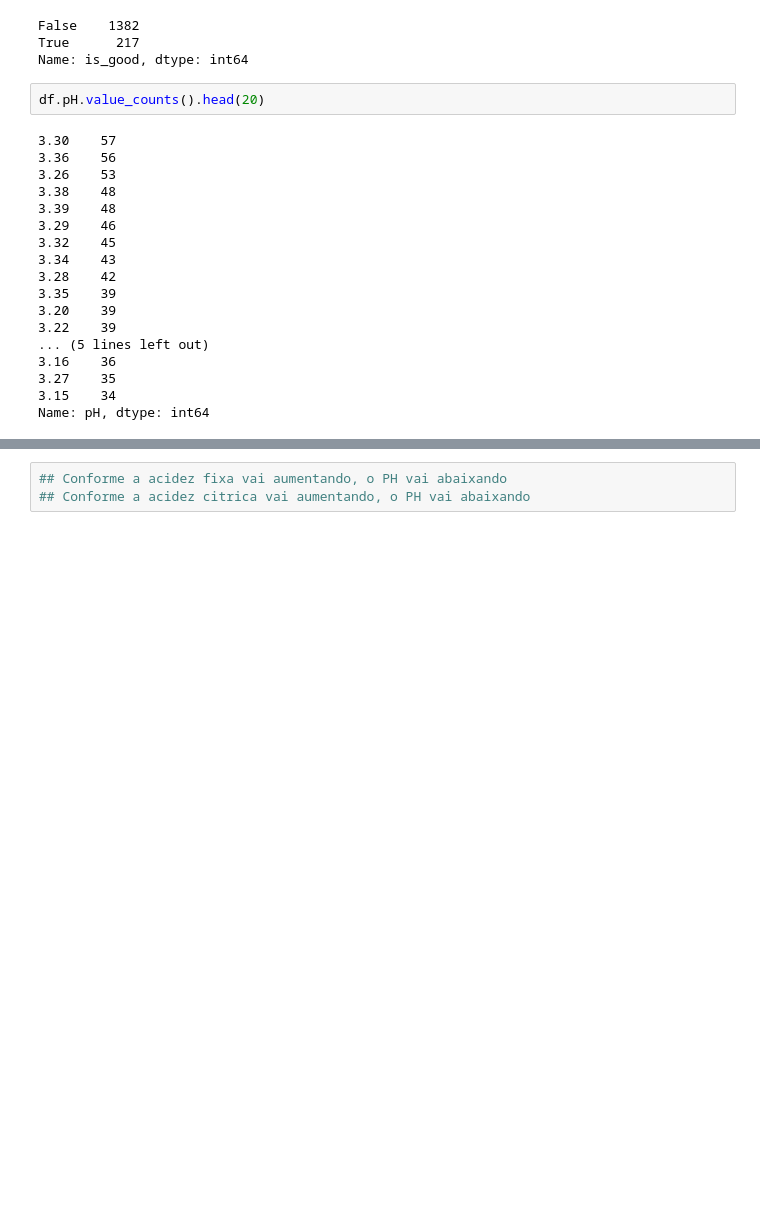
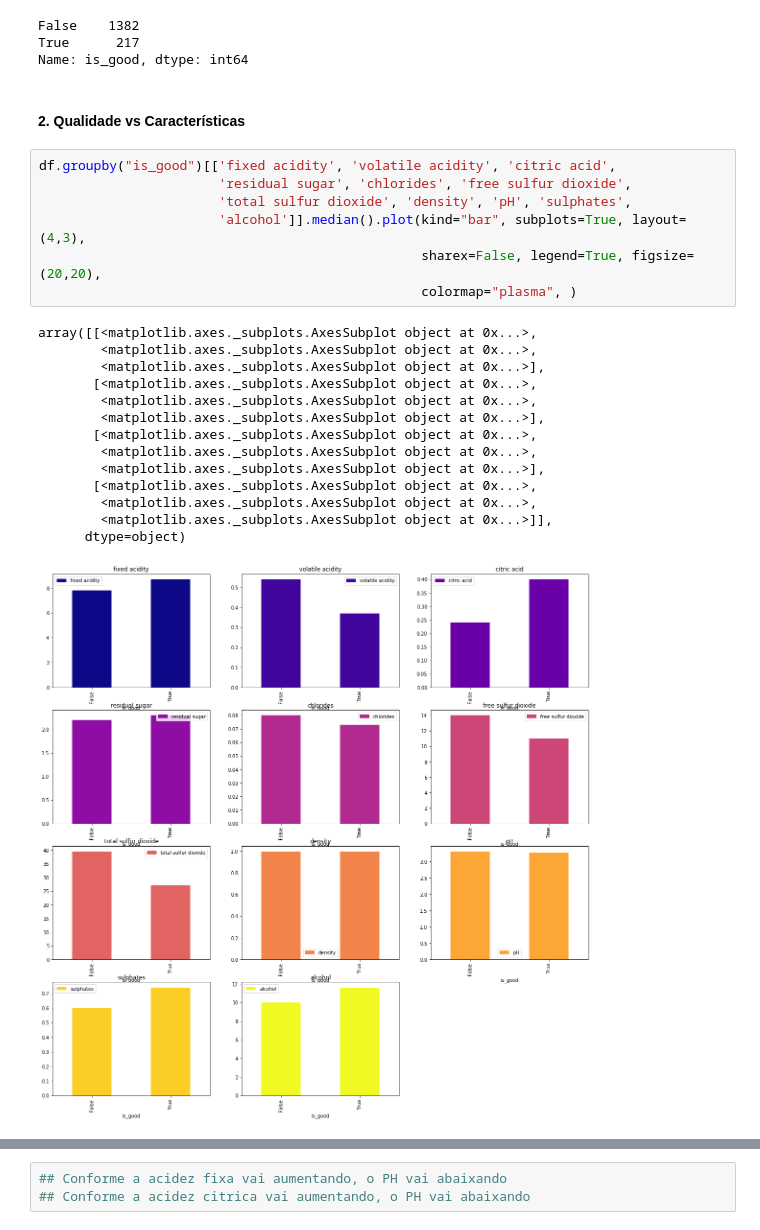
Before and after one commit to menubie/data-science-abril-19, a Jupyter notebook: 11-exploratory-analysis/main_analysis_answers.ipynb, the cells around one changed output, grey strips where cells are left out. Cells and saved outputs as stored; diff of their text form; blank space fills up the shorter version.

```diff
--- a/11-exploratory-analysis/main_analysis_answers.ipynb
+++ b/11-exploratory-analysis/main_analysis_answers.ipynb
@@ -117,23 +151,27 @@ df.is_good.value_counts()
 False    1382
 True      217
 Name: is_good, dtype: int64
-# %%
-df.pH.value_counts().head(20)
-# %% [output]
-3.30    57
-3.36    56
-3.26    53
-3.38    48
-3.39    48
-3.29    46
-3.32    45
-3.34    43
-3.28    42
-3.35    39
-3.20    39
-3.22    39
-... (5 lines left out)
-3.16    36
-3.27    35
-3.15    34
-Name: pH, dtype: int64
+# %% [markdown]
+#### 2. Qualidade vs Características
+# %%
+df.groupby("is_good")[['fixed acidity', 'volatile acidity', 'citric acid',
+                       'residual sugar', 'chlorides', 'free sulfur dioxide',
+                       'total sulfur dioxide', 'density', 'pH', 'sulphates',
+                       'alcohol']].median().plot(kind="bar", subplots=True, layout=(4,3),
+                                                 sharex=False, legend=True, figsize=(20,20),
+                                                 colormap="plasma", )
+# %% [output]
+array([[<matplotlib.axes._subplots.AxesSubplot object at 0x...>,
+        <matplotlib.axes._subplots.AxesSubplot object at 0x...>,
+        <matplotlib.axes._subplots.AxesSubplot object at 0x...>],
+       [<matplotlib.axes._subplots.AxesSubplot object at 0x...>,
+        <matplotlib.axes._subplots.AxesSubplot object at 0x...>,
+        <matplotlib.axes._subplots.AxesSubplot object at 0x...>],
+       [<matplotlib.axes._subplots.AxesSubplot object at 0x...>,
+        <matplotlib.axes._subplots.AxesSubplot object at 0x...>,
+        <matplotlib.axes._subplots.AxesSubplot object at 0x...>],
+       [<matplotlib.axes._subplots.AxesSubplot object at 0x...>,
+        <matplotlib.axes._subplots.AxesSubplot object at 0x...>,
+        <matplotlib.axes._subplots.AxesSubplot object at 0x...>]],
+      dtype=object)
+[figure, added]
```
Also changed, not shown: parts of 19 cells of this notebook.
